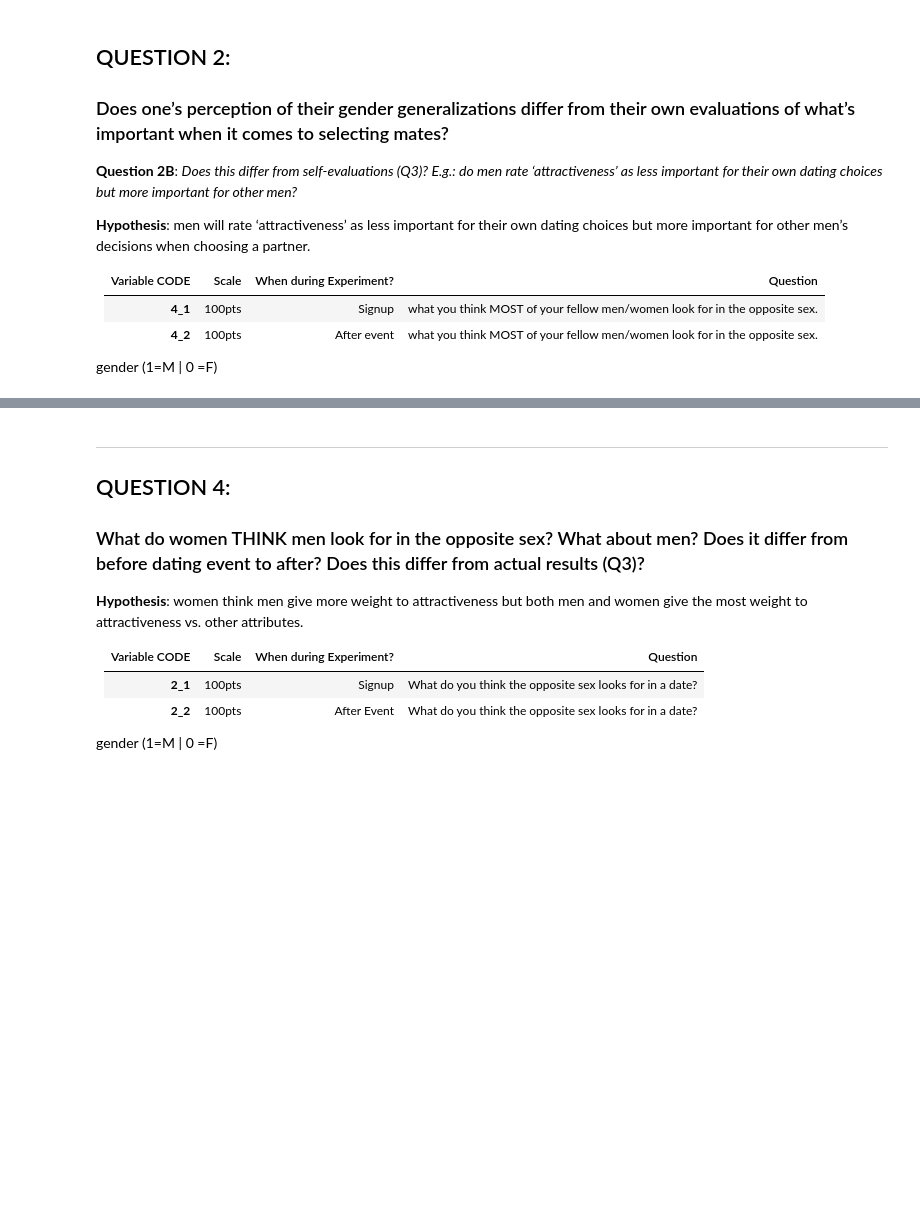
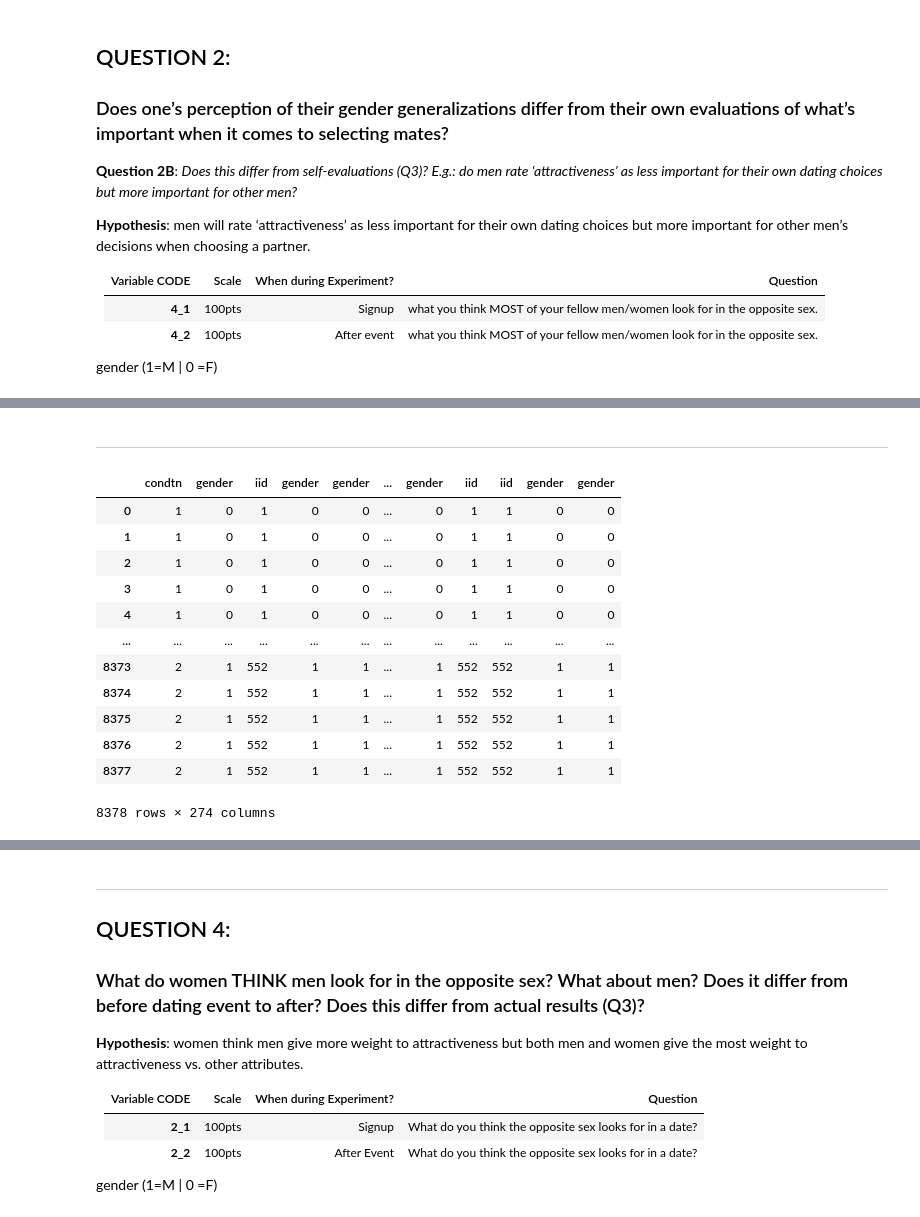
Before and after one commit to MirandaRemmer/DS-SF-23-work, a Jupyter notebook: final-project - MR/3/Final Project 3 - Speed Dating Experiment *revised*.ipynb, the cells around one changed output, grey strips where cells are left out. Saved outputs shown, nothing was run; the diff lists cells and outputs as text; code cells hidden in the pictures; blank space fills up the shorter version.

```diff
--- a/final-project - MR/3/Final Project 3 - Speed Dating Experiment *revised*.ipynb
+++ b/final-project - MR/3/Final Project 3 - Speed Dating Experiment *revised*.ipynb
@@ -610,0 +1012,19 @@ gender (1=M | 0 =F)
+# %% [markdown]
+****
+# %%
+df_female_match_sum = df_gender_female.groupby(['iid'])['match'].sum()
+df[df_female_match_sum]
+# %% [output]
+|  | condtn | gender | iid | gender | gender | ... | gender | iid | iid | gender | gender |
+| 0 | 1 | 0 | 1 | 0 | 0 | ... | 0 | 1 | 1 | 0 | 0 |
+| 1 | 1 | 0 | 1 | 0 | 0 | ... | 0 | 1 | 1 | 0 | 0 |
+| 2 | 1 | 0 | 1 | 0 | 0 | ... | 0 | 1 | 1 | 0 | 0 |
+| 3 | 1 | 0 | 1 | 0 | 0 | ... | 0 | 1 | 1 | 0 | 0 |
+| 4 | 1 | 0 | 1 | 0 | 0 | ... | 0 | 1 | 1 | 0 | 0 |
+| ... | ... | ... | ... | ... | ... | ... | ... | ... | ... | ... | ... |
+| 8373 | 2 | 1 | 552 | 1 | 1 | ... | 1 | 552 | 552 | 1 | 1 |
+| 8374 | 2 | 1 | 552 | 1 | 1 | ... | 1 | 552 | 552 | 1 | 1 |
+| 8375 | 2 | 1 | 552 | 1 | 1 | ... | 1 | 552 | 552 | 1 | 1 |
+| 8376 | 2 | 1 | 552 | 1 | 1 | ... | 1 | 552 | 552 | 1 | 1 |
+| 8377 | 2 | 1 | 552 | 1 | 1 | ... | 1 | 552 | 552 | 1 | 1 |
+8378 rows × 274 columns
```
Also changed, not shown: parts of 82 cells of this notebook, 7 other files.
